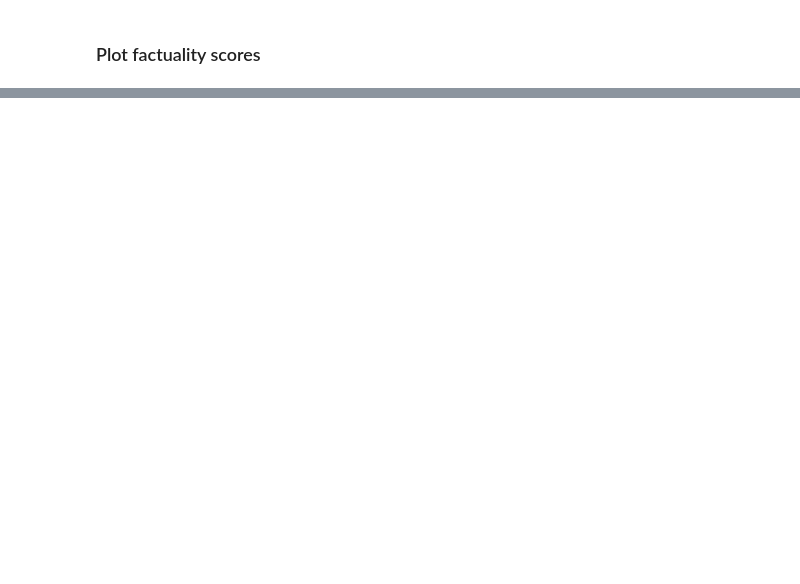
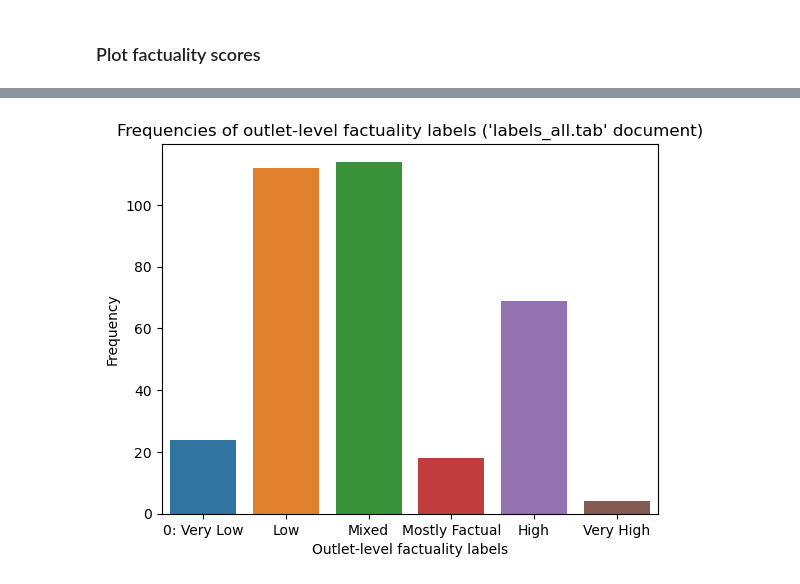
Before and after one commit to ElisaHofmann/fakenews, a Jupyter notebook: elisa report 1.ipynb, the cells around one changed output, grey strips where cells are left out. Saved outputs shown, nothing was run; the diff lists cells and outputs as text; code cells hidden in the pictures; blank space fills up the shorter version.

```diff
--- a/elisa report 1.ipynb
+++ b/elisa report 1.ipynb
@@ -185,11 +254,12 @@ labels_all.factuality.value_counts()
 # %%
 sns.countplot(x = "factuality", data = labels_all)
-plt.xticks(np.arange(6),["0: Very Low", "1", "2", "3", "4", "5: Very High"])
+plt.xticks(np.arange(6),["0: Very Low", "Low", "Mixed", "Mostly Factual", "High", "Very High"])
 plt.ylabel("Frequency")
-plt.xlabel("Outlet-level factuality label labels_all document")
+plt.xlabel("Outlet-level factuality labels")
+plt.title("Frequencies of outlet-level factuality labels ('labels_all.tab' document)")
 plt.show();
-
-# ToDo: need a title for this one :-)
+# %% [output]
+[figure, added]
 # %%
 ## alternative but not so nice
 sns.displot (labels_all["factuality"], kde=True, bins=6);
```
Also changed, not shown: parts of 10 cells of this notebook.
